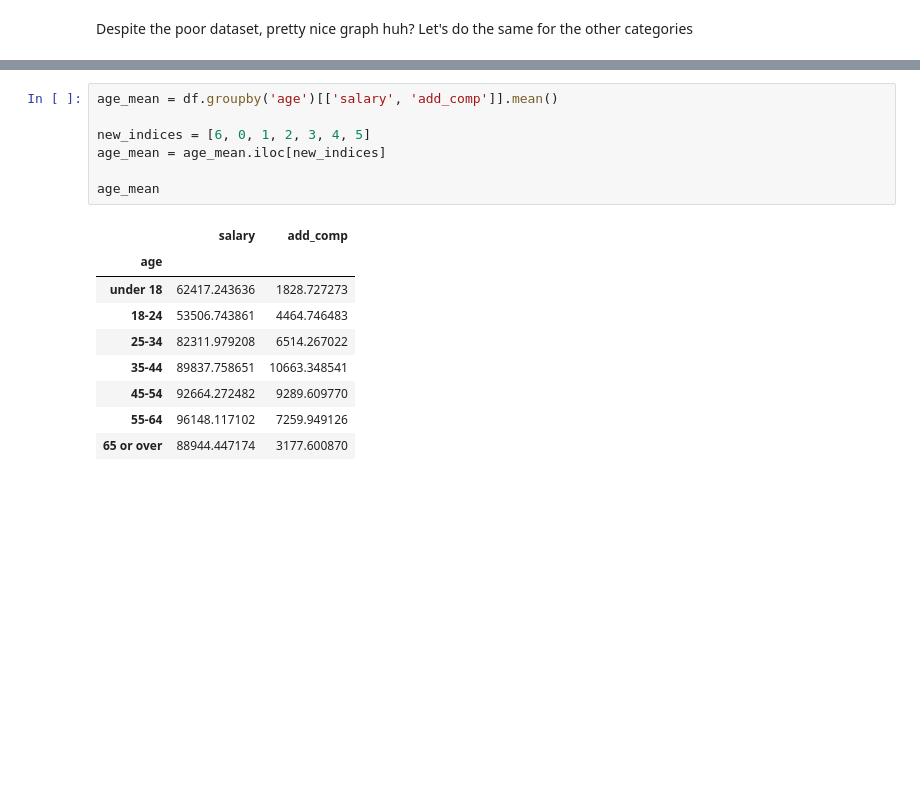
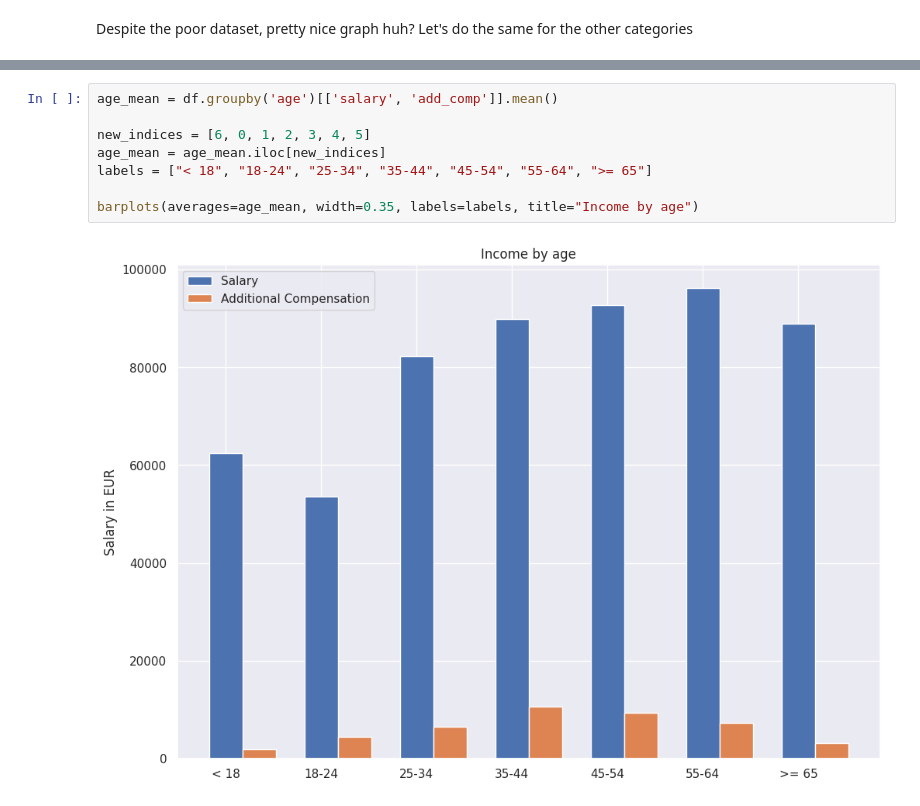
Before and after one commit to pcs03/foe-exercises, a Jupyter notebook: statistics/ws1/salaries1.ipynb, the cells around one changed output, grey strips where cells are left out. Drawn from its saved outputs; the diff is of its cells as text; blank space fills up the shorter version.

```diff
--- a/statistics/ws1/salaries1.ipynb
+++ b/statistics/ws1/salaries1.ipynb
@@ -326,17 +255,10 @@ ax.legend()
 # %%
 age_mean = df.groupby('age')[['salary', 'add_comp']].mean()
 
 new_indices = [6, 0, 1, 2, 3, 4, 5]
 age_mean = age_mean.iloc[new_indices]
+labels = ["< 18", "18-24", "25-34", "35-44", "45-54", "55-64", ">= 65"]
 
-age_mean
+barplots(averages=age_mean, width=0.35, labels=labels, title="Income by age")
 # %% [output]
-|  | salary | add_comp |
-| age |  |  |
-| under 18 | 62417.243636 | 1828.727273 |
-| 18-24 | 53506.743861 | 4464.746483 |
-| 25-34 | 82311.979208 | 6514.267022 |
-| 35-44 | 89837.758651 | 10663.348541 |
-| 45-54 | 92664.272482 | 9289.609770 |
-| 55-64 | 96148.117102 | 7259.949126 |
-| 65 or over | 88944.447174 | 3177.600870 |
+[figure, added]
```
Also changed, not shown: parts of 19 cells of this notebook, 1 other file.
